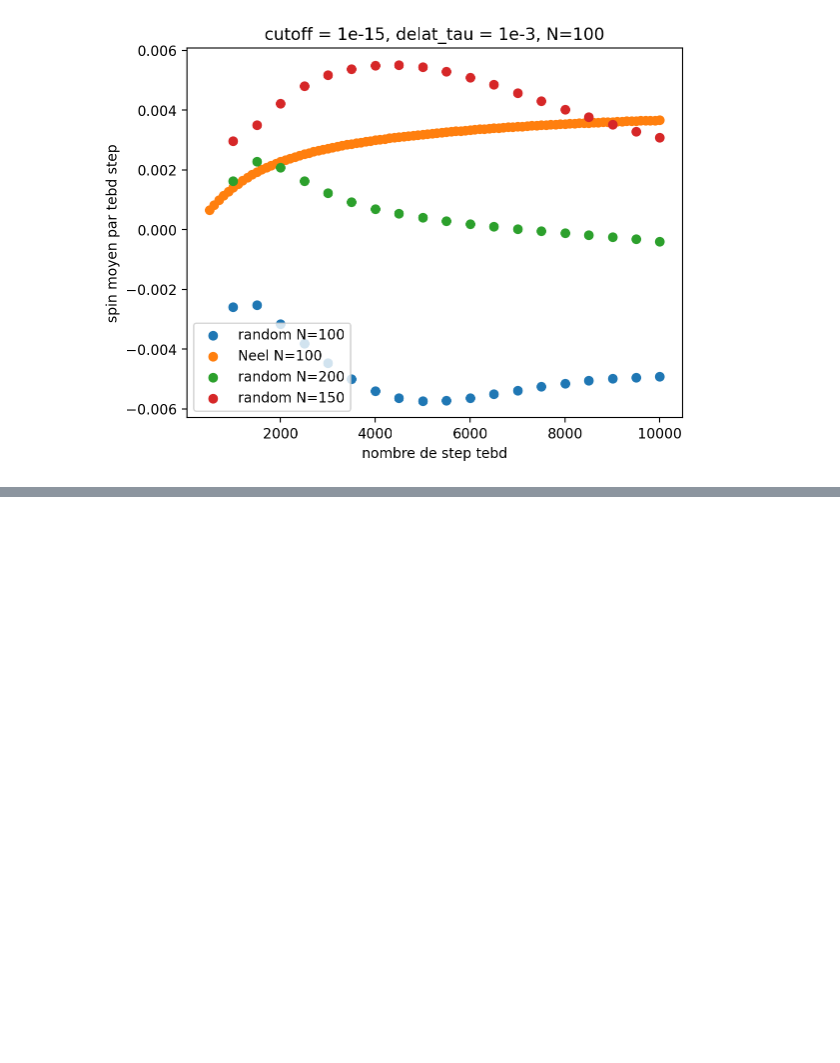
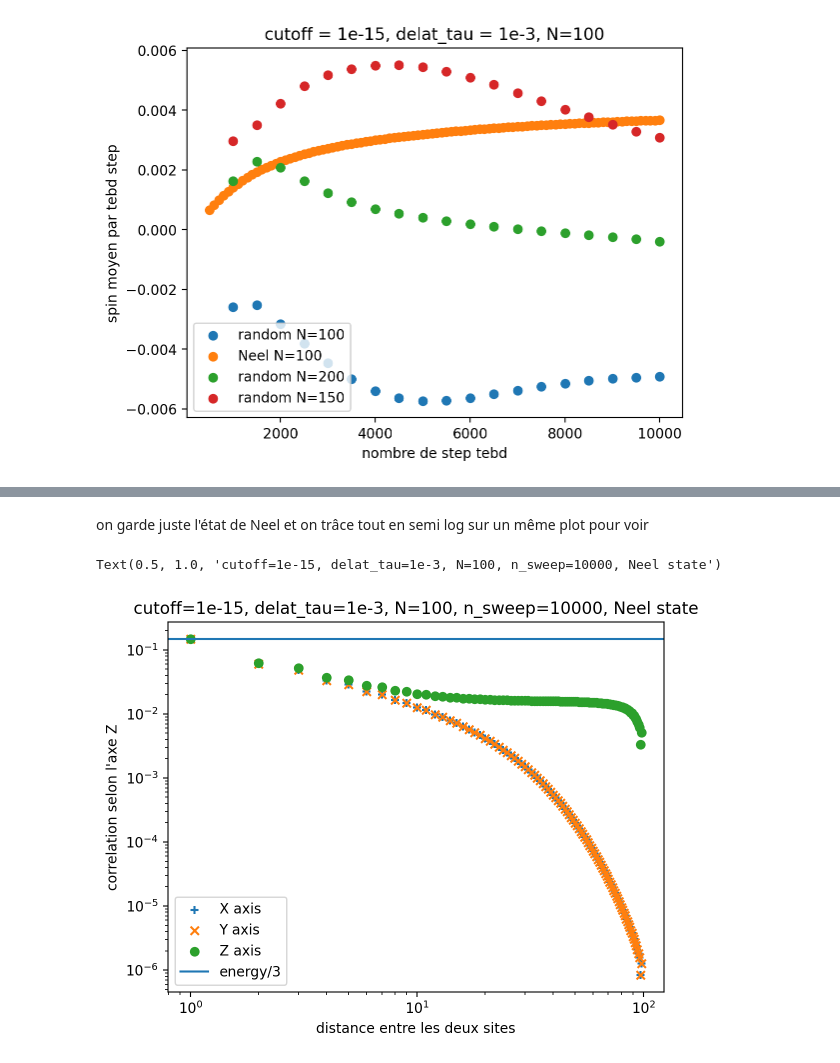
Before and after one commit to romanbeauvallet/Many-Body-Localization, a Jupyter notebook: analyse_simulations_julia/analysis.ipynb, the cells around one changed output, grey strips where cells are left out. Cells and saved outputs as stored; diff of their text form; code cells hidden in the pictures; blank space fills up the shorter version.

Commit message:
Analyse correlation

```diff
--- a/analyse_simulations_julia/analysis.ipynb
+++ b/analyse_simulations_julia/analysis.ipynb
@@ -118,0 +119,17 @@ Text(0.5, 1.0, 'cutoff=1e-15, delat_tau=1e-3, N=100, n_sweep=10000, Z axis')
+# %% [markdown]
+on garde juste l'état de Neel et on trâce tout en semi log sur un même plot pour voir
+# %%
+fig, axes = plt.subplots()
+axes.scatter(dic5["correlationN x"][0], np.abs(dic5["correlationN x"][1]), label="X axis", marker='+')
+axes.scatter(dic5["correlationN y"][0], np.abs(dic5["correlationN y"][1]), label ="Y axis", marker='x')
+axes.scatter(dic5["correlationN z"][0], np.abs(dic5["correlationN z"][1]), label ="Z axis", marker='o')
+axes.set_xlabel("distance entre les deux sites")
+axes.set_ylabel("correlation selon l'axe Z")
+axes.set_xscale("log")
+axes.set_yscale("log")
+axes.axhline(y=-E/3, label="energy/3")
+axes.legend()
+axes.set_title("cutoff=1e-15, delat_tau=1e-3, N=100, n_sweep=10000, Neel state")
+# %% [output]
+Text(0.5, 1.0, 'cutoff=1e-15, delat_tau=1e-3, N=100, n_sweep=10000, Neel state')
+[figure, added]
```
Also changed, not shown: parts of 3 cells of this notebook, 2 other files.
